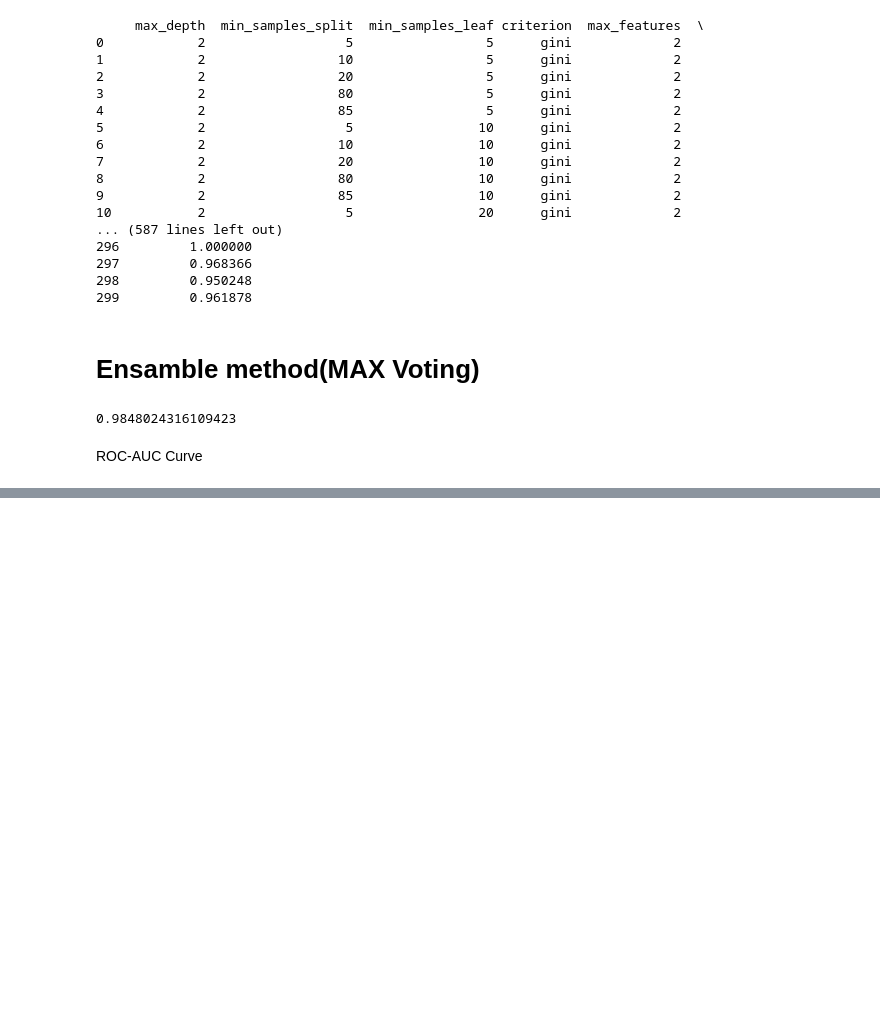
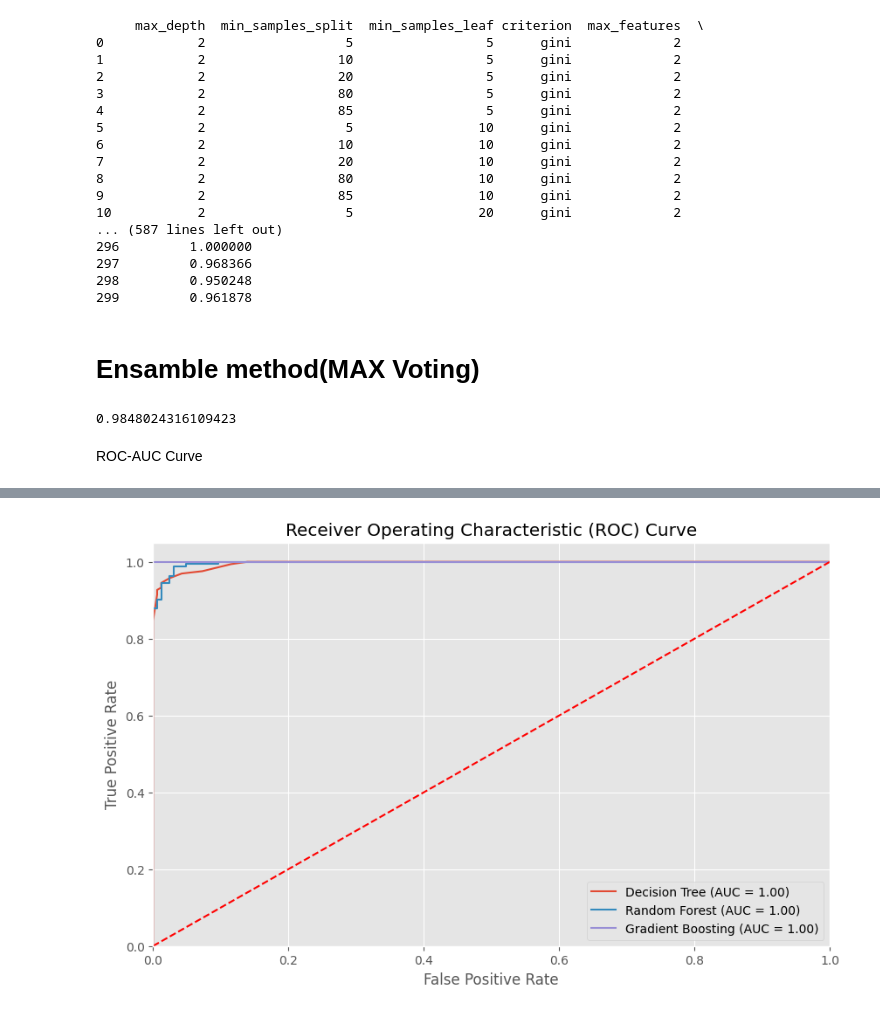
Before and after one commit to SaymaSJ/Porject-IoMT-, a Jupyter notebook: IoMT(SVM,KNN,LR).ipynb, the cells around one changed output, grey strips where cells are left out. Drawn from its saved outputs; the diff is of its cells as text; code cells hidden in the pictures; blank space fills up the shorter version.

```diff
--- a/IoMT(SVM,KNN,LR).ipynb
+++ b/IoMT(SVM,KNN,LR).ipynb
@@ -1478,0 +1625,31 @@ ROC-AUC Curve
+# %%
+from sklearn.metrics import roc_auc_score, roc_curve
+import matplotlib.pyplot as plt
+
+# Decision Tree
+dt_auc = roc_auc_score(y_test, dt1.predict_proba(X_test)[:,1])
+dt_fpr, dt_tpr, dt_thresholds = roc_curve(y_test, dt1.predict_proba(X_test)[:,1])
+
+# Random Forest
+rf_auc = roc_auc_score(y_test, rf1.predict_proba(X_test)[:,1])
+rf_fpr, rf_tpr, rf_thresholds = roc_curve(y_test, rf1.predict_proba(X_test)[:,1])
+
+# Gradient Boosting
+gbc_auc = roc_auc_score(y_test, gbc.predict_proba(X_test)[:,1])
+gbc_fpr, gbc_tpr, gbc_thresholds = roc_curve(y_test, gbc.predict_proba(X_test)[:,1])
+
+# Plot ROC curves
+plt.figure(figsize=(10, 6))
+plt.plot(dt_fpr, dt_tpr, label='Decision Tree (AUC = %0.2f)' % dt_auc)
+plt.plot(rf_fpr, rf_tpr, label='Random Forest (AUC = %0.2f)' % rf_auc)
+plt.plot(gbc_fpr, gbc_tpr, label='Gradient Boosting (AUC = %0.2f)' % gbc_auc)
+plt.plot([0, 1], [0, 1],'r--')
+plt.xlim([0.0, 1.0])
+plt.ylim([0.0, 1.05])
+plt.xlabel('False Positive Rate')
+plt.ylabel('True Positive Rate')
+plt.title('Receiver Operating Characteristic (ROC) Curve')
+plt.legend(loc="lower right")
+plt.show()
+# %% [output]
+[figure, added]
```
Also changed, not shown: parts of 17 cells of this notebook.
